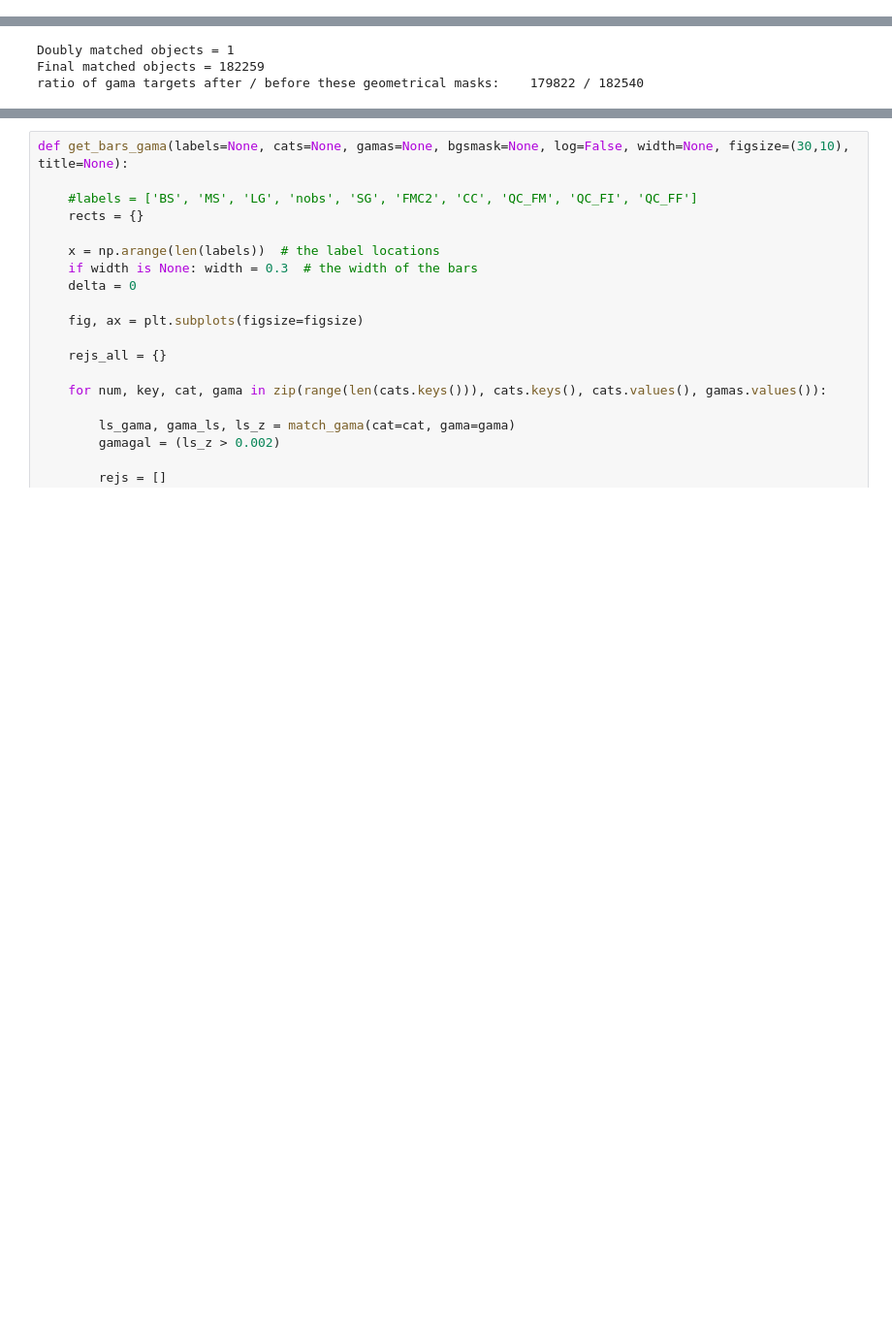
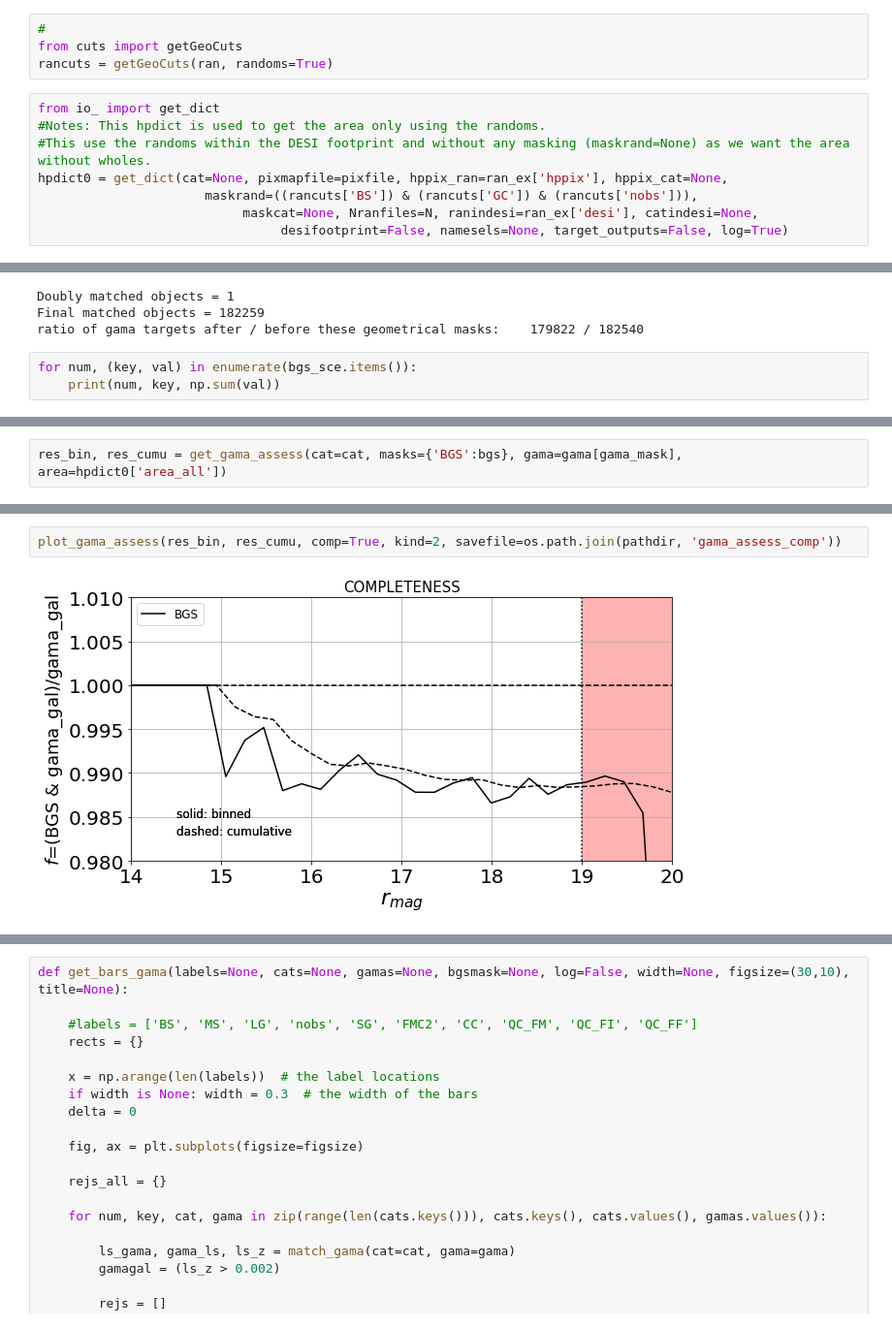
Before and after one commit to qmxp55/bgstargets, a Jupyter notebook: doc/gama.ipynb, the cells around one changed output, grey strips where cells are left out. Shown at 97% size. Saved outputs shown, nothing was run; the diff lists cells and outputs as text; blank space fills up the shorter version.

```diff
--- a/doc/gama.ipynb
+++ b/doc/gama.ipynb
@@ -96,0 +127,12 @@ Total run time: 68.414217 sec
+# %%
+#
+from cuts import getGeoCuts
+rancuts = getGeoCuts(ran, randoms=True)
+# %%
+from io_ import get_dict
+#Notes: This hpdict is used to get the area only using the randoms.
+#This use the randoms within the DESI footprint and without any masking (maskrand=None) as we want the area without wholes.
+hpdict0 = get_dict(cat=None, pixmapfile=pixfile, hppix_ran=ran_ex['hppix'], hppix_cat=None,
+                      maskrand=((rancuts['BS']) & (rancuts['GC']) & (rancuts['nobs'])),
+                           maskcat=None, Nranfiles=N, ranindesi=ran_ex['desi'], catindesi=None,
+                                desifootprint=False, namesels=None, target_outputs=False, log=True)
@@ -185,3 +244,6 @@ print('ratio of gama targets after / before these geometrical masks: \t %i / %i'
 Doubly matched objects = 1
 Final matched objects = 182259
 ratio of gama targets after / before these geometrical masks:    179822 / 182540
+# %%
+for num, (key, val) in enumerate(bgs_sce.items()):
+    print(num, key, np.sum(val))
@@ -278,0 +346,2 @@ GAMA & LS:       997.45 /deg^2
+# %%
+res_bin, res_cumu = get_gama_assess(cat=cat, masks={'BGS':bgs}, gama=gama[gama_mask], area=hpdict0['area_all'])
@@ -278,0 +358,4 @@ GAMA & LS:       997.45 /deg^2
+# %%
+plot_gama_assess(res_bin, res_cumu, comp=True, kind=2, savefile=os.path.join(pathdir, 'gama_assess_comp'))
+# %% [output]
+[figure, added]
```
Also changed, not shown: parts of 40 cells of this notebook, 8 other files.
